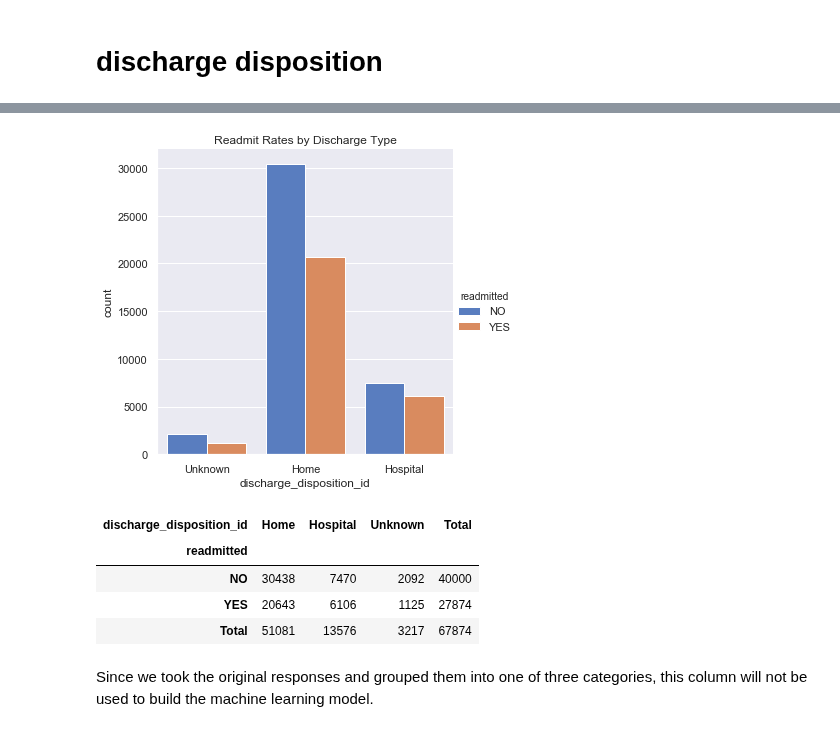
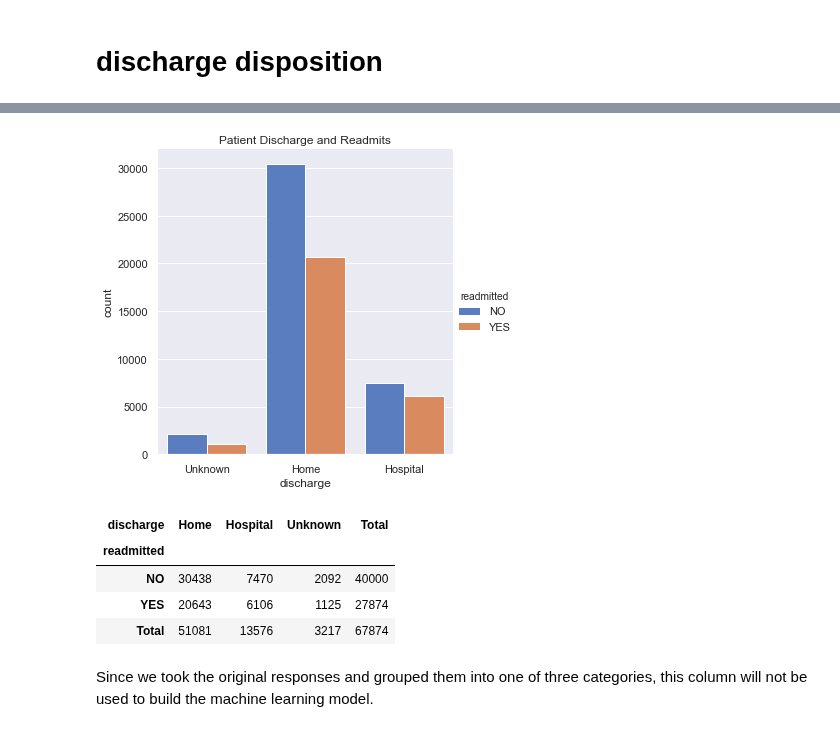
Before and after one commit to annasophiat/diabetic-readmissions, a Jupyter notebook: diabetes_storytelling.ipynb, the cells around one changed output, grey strips where cells are left out. Cells and saved outputs as stored; diff of their text form; code cells hidden in the pictures.

```diff
--- a/diabetes_storytelling.ipynb
+++ b/diabetes_storytelling.ipynb
@@ -55,7 +51,8 @@ Columns use num and number in their names, so to keep them consistent, all colum
 diabetes = diabetes.rename(columns={'number_outpatient':'num_outpatient',
                                     'number_emergency':'num_emergency',
                                     'number_inpatient':'num_inpatient',
-                                    'number_diagnoses':'num_diagnoses'})
+                                    'number_diagnoses':'num_diagnoses',
+                                    'discharge_disposition_id':'discharge'})
 # %%
 # drop the patient number column since each patient is unique
 diabetes = diabetes.drop(columns=['patient_nbr'])
@@ -194,13 +176,13 @@ The majority of patients went home after being discharged from the hospital whil
 # %%
-sns.catplot(x='discharge_disposition_id', hue='readmitted', kind='count', palette='muted', data=diabetes)
-plt.title('Readmit Rates by Discharge Type')
+sns.catplot(x='discharge', hue='readmitted', kind='count', palette='muted', data=diabetes)
+plt.title('Patient Discharge and Readmits')
 plt.show()
 # %% [output]
-[figure, old version]
+[figure, new version]
 # %%
-chart_display(diabetes.readmitted, diabetes.discharge_disposition_id)
+chart_display(diabetes.readmitted, diabetes.discharge)
 # %% [output]
-| discharge_disposition_id | Home | Hospital | Unknown | Total |
+| discharge | Home | Hospital | Unknown | Total |
 | readmitted |  |  |  |  |
 | NO | 30438 | 7470 | 2092 | 40000 |
 | YES | 20643 | 6106 | 1125 | 27874 |
```
Also changed, not shown: parts of 23 cells of this notebook, 2 other files.
